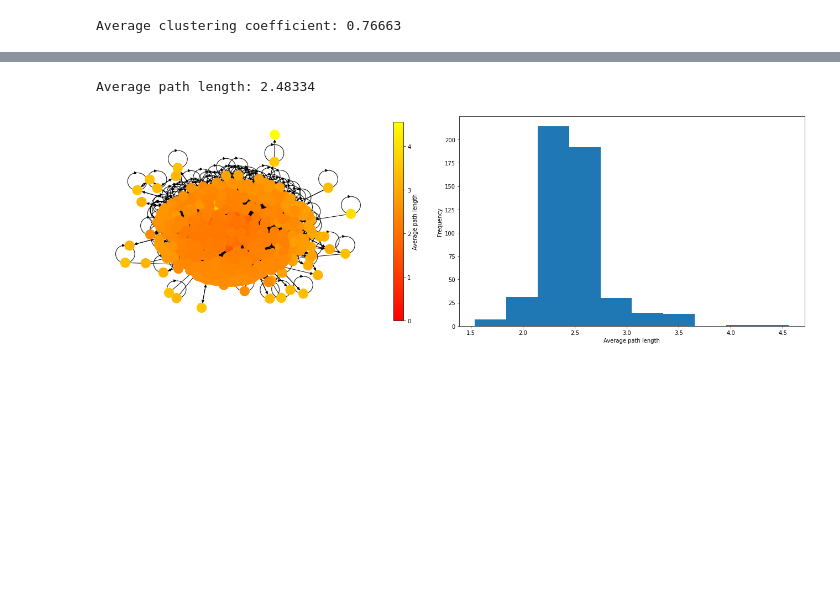
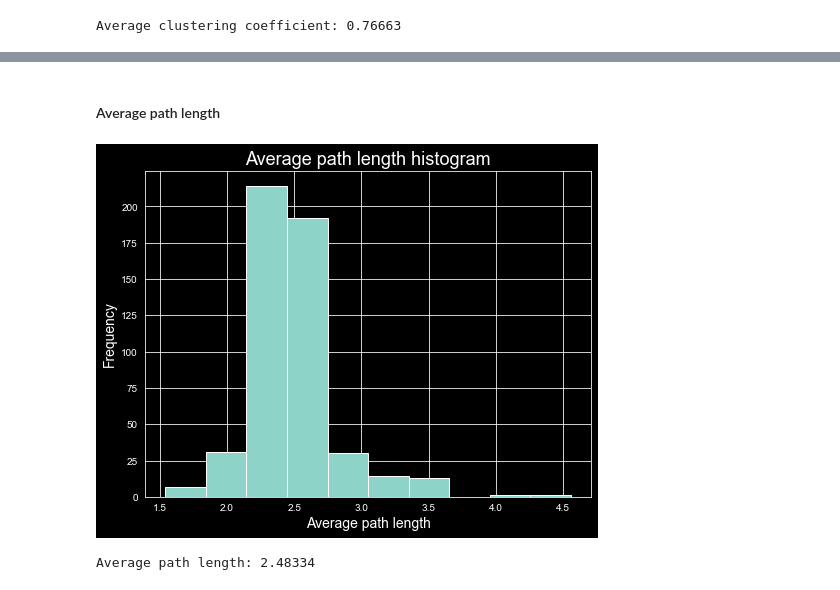
Before and after one commit to gaarutyunov/savn-project, a Jupyter notebook: Arutyunov_source.ipynb, the cells around one changed output, grey strips where cells are left out. Drawn from its saved outputs; the diff is of its cells as text; code cells hidden in the pictures; blank space fills up the shorter version.

```diff
--- a/Arutyunov_source.ipynb
+++ b/Arutyunov_source.ipynb
@@ -147,28 +143,22 @@ plt.show()
+# %% [markdown]
+#### Average path length
+# %%
+spl = dict(nx.shortest_path_length(g_u))
+
+apl = {}
+
+for source, targets in spl.items():
+    apl[source] = mean(targets.values())
+
+plt.hist(apl.values())
+plt.title('Average path length histogram', fontdict={'size': '18'})
+plt.ylabel('Frequency', fontdict={'size': '14'})
+plt.xlabel('Average path length', fontdict={'size': '14'})
+plt.gcf().set_size_inches(8, 6)
+plt.savefig('presentation/public/path-length-plot.svg')
+# %% [output]
+[figure, added]
 # %%
 print('Average path length: %.5f' % nx.average_shortest_path_length(g_u))
 # %% [output]
 Average path length: 2.48334
-# %%
-spl = dict(nx.shortest_path_length(g_u))
-
-apl = {}
-
-for source, targets in spl.items():
-    apl[source] = mean(targets.values())
-
-cmap = plt.get_cmap('autumn')
-norm = plt.Normalize(0, max(apl.values()))
-node_colors = [cmap(norm(apl[node])) for node in g.nodes]
-
-fig, (ax1, ax2) = plt.subplots(ncols=2, figsize=(18, 6))
-nx.draw_kamada_kawai(g, node_color=node_colors, with_labels=False, ax=ax1)
-fig.colorbar(ScalarMappable(cmap=cmap, norm=norm), label='Average path length', shrink=0.95, ax=ax1)
-
-ax2.hist(apl.values(), bins=10)
-ax2.set_xlabel('Average path length')
-ax2.set_ylabel('Frequency')
-
-plt.tight_layout()
-plt.show()
-# %% [output]
-[figure, removed]
```
Also changed, not shown: parts of 48 cells of this notebook, 29 other files.
